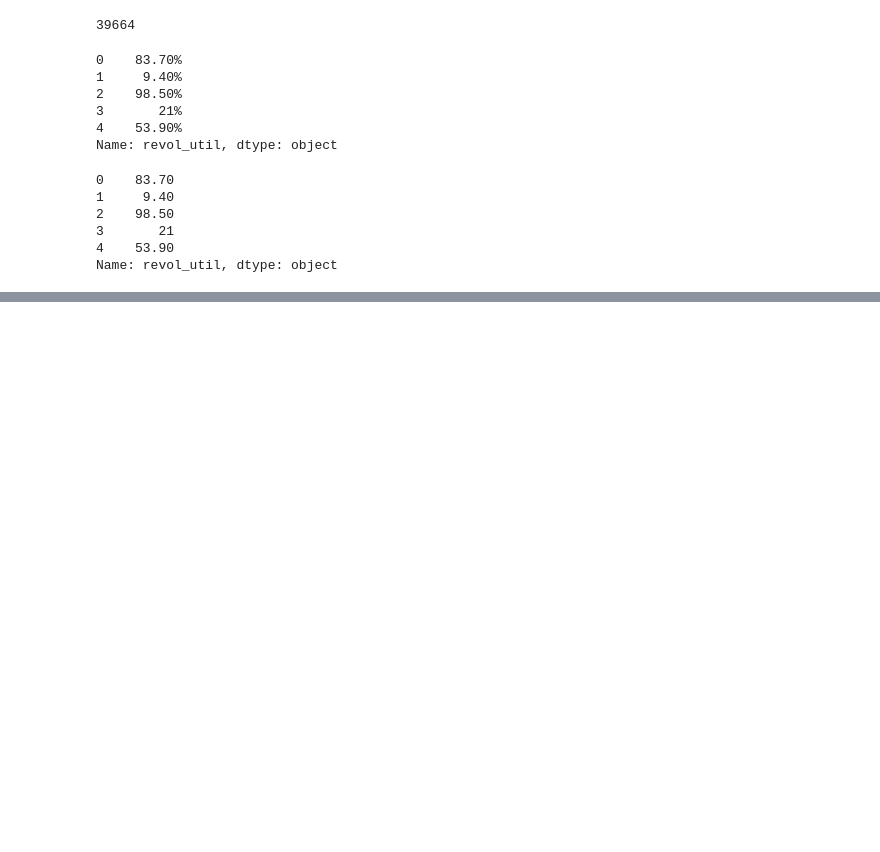
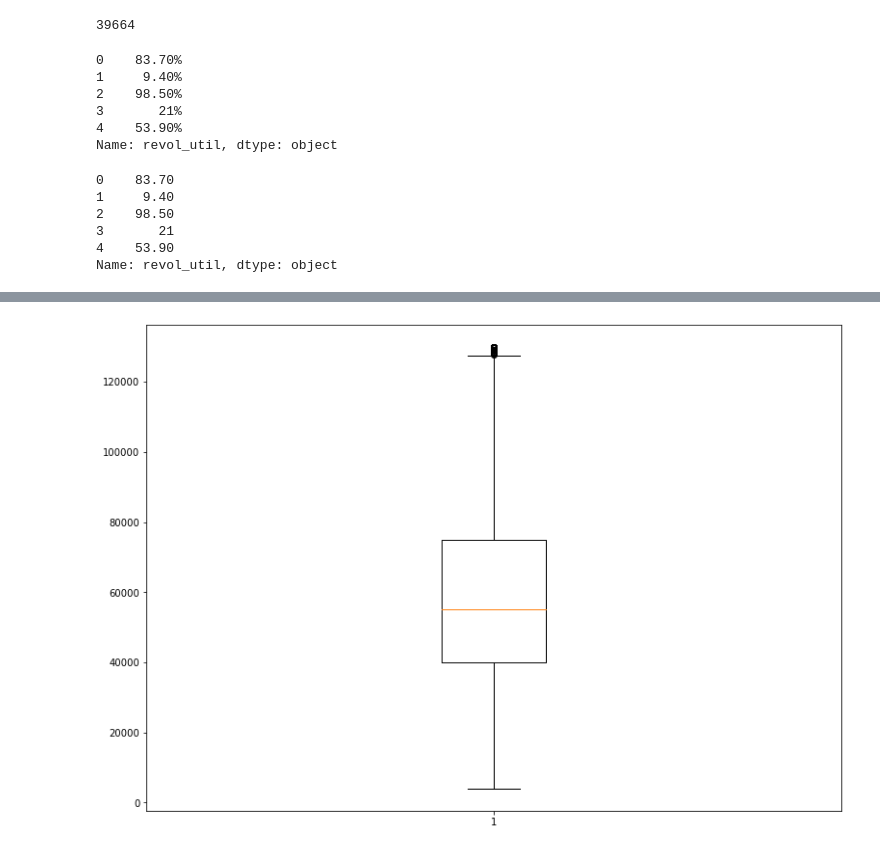
Before and after one commit to RezonChakraborty/LendingClub_CaseStudy, a Jupyter notebook: LendingClub_CaseStudy_Analysis.ipynb, the cells around one changed output, grey strips where cells are left out. Drawn from its saved outputs; the diff is of its cells as text; code cells hidden in the pictures; blank space fills up the shorter version.

```diff
--- a/LendingClub_CaseStudy_Analysis.ipynb
+++ b/LendingClub_CaseStudy_Analysis.ipynb
@@ -310,0 +343,8 @@ df.groupby('revol_util_categories').count()
+# %%
+annual_income_data = df['annual_inc']
+annual_income_fig = plt.figure(figsize =(10, 7))
+ax = annual_income_fig.add_axes([0,0,1,1])
+ax.boxplot(annual_income_data)
+plt.show()
+# %% [output]
+[figure, added]
```
Also changed, not shown: parts of 10 cells of this notebook.
